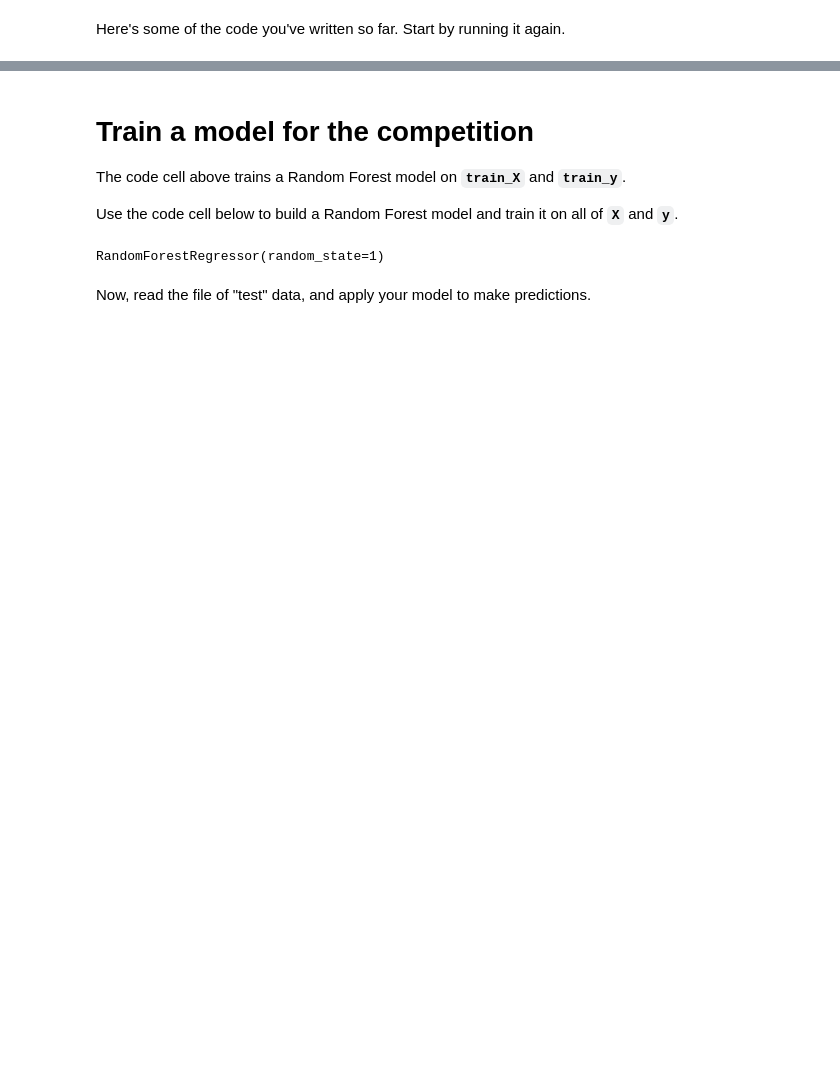
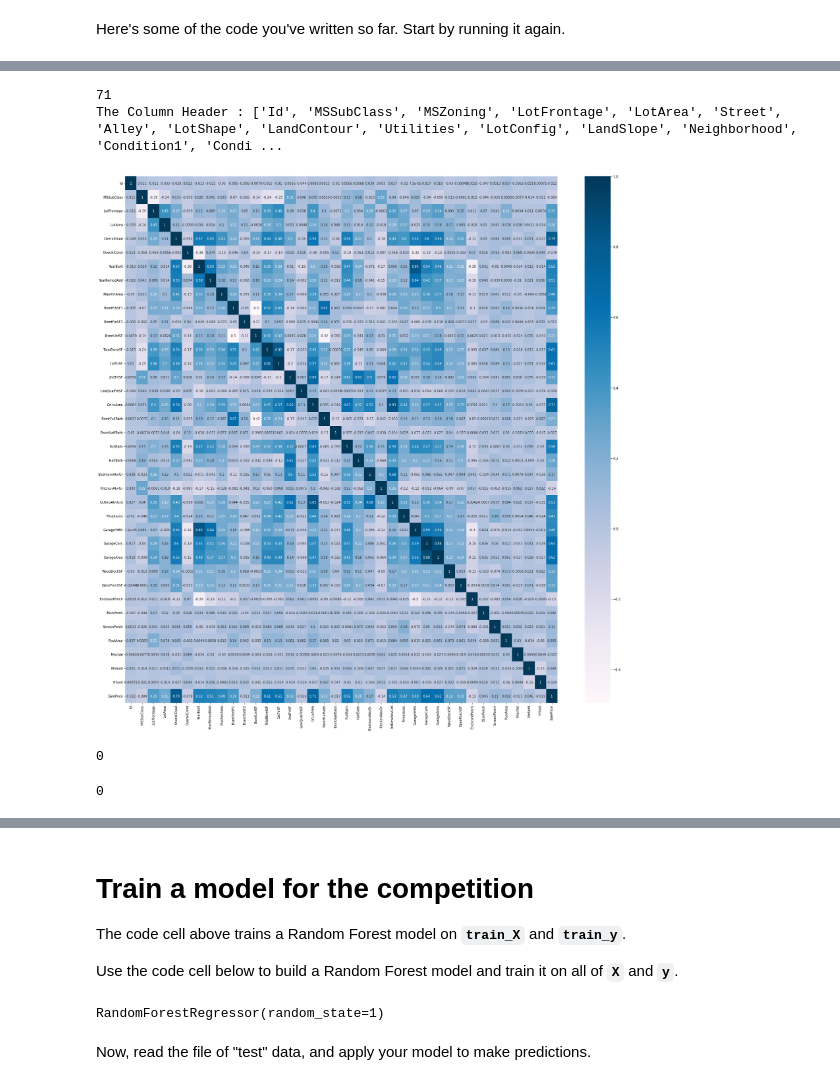
Before and after one commit to rmnchopra91/kaggle, a Jupyter notebook: exercise-machine-learning-competitions.ipynb, the cells around one changed output, grey strips where cells are left out. Drawn from its saved outputs; the diff is of its cells as text; code cells hidden in the pictures; blank space fills up the shorter version.

```diff
--- a/exercise-machine-learning-competitions.ipynb
+++ b/exercise-machine-learning-competitions.ipynb
@@ -54,0 +68,20 @@ Validation MAE for Random Forest Model: 21,857
+# %%
+feature_to_remove = ['EnclosedPorch', '3SsnPorch', 'ScreenPorch',
+                     'PoolArea', 'PoolQC', 'Fence', 'MiscFeature',
+                     'MiscVal', 'MoSold','YrSold' ]
+filtered_home_data = home_data.drop(labels=feature_to_remove, axis=1)
+print(filtered_home_data.shape[1])
+column_headers = list(filtered_home_data.columns.values)
+print("The Column Header :", column_headers)
+# %% [output]
+71
+The Column Header : ['Id', 'MSSubClass', 'MSZoning', 'LotFrontage', 'LotArea', 'Street', 'Alley', 'LotShape', 'LandContour', 'Utilities', 'LotConfig', 'LandSlope', 'Neighborhood', 'Condition1', 'Condi ...
+# %%
+mp.figure(figsize=(30,30))
+# plotting correlation heatmap
+dataplot=sb.heatmap(home_data.corr(), annot=True, cmap=mp.cm.PuBu)
+mp.show()
+# displaying heatmap
+mp.show()
+# %% [output]
+[figure, added]
@@ -54,0 +126,11 @@ Validation MAE for Random Forest Model: 21,857
+# %%
+# Remove Null value from validation data
+# ['OverallQual', 'GrLivArea', 'GarageCars',  'GarageArea',
+#             'TotalBsmtSF', 'FullBath', 'TotRmsAbvGrd', 'YearBuilt',
+#             'YearRemodAdd', 'GarageYrBlt -27']
+# val_X['OverallQual'].isnull().sum()
+val_XX = val_X.fillna(1978)
+# val_X.describe()
+val_XX['GarageYrBlt'].isnull().sum()
+# %% [output]
+0
@@ -54,0 +145,7 @@ Validation MAE for Random Forest Model: 21,857
+# %%
+# Remove Null value from test data
+XX = X.fillna(1978)
+# val_X.describe()
+XX['GarageYrBlt'].isnull().sum()
+# %% [output]
+0
```
Also changed, not shown: parts of 15 cells of this notebook.
